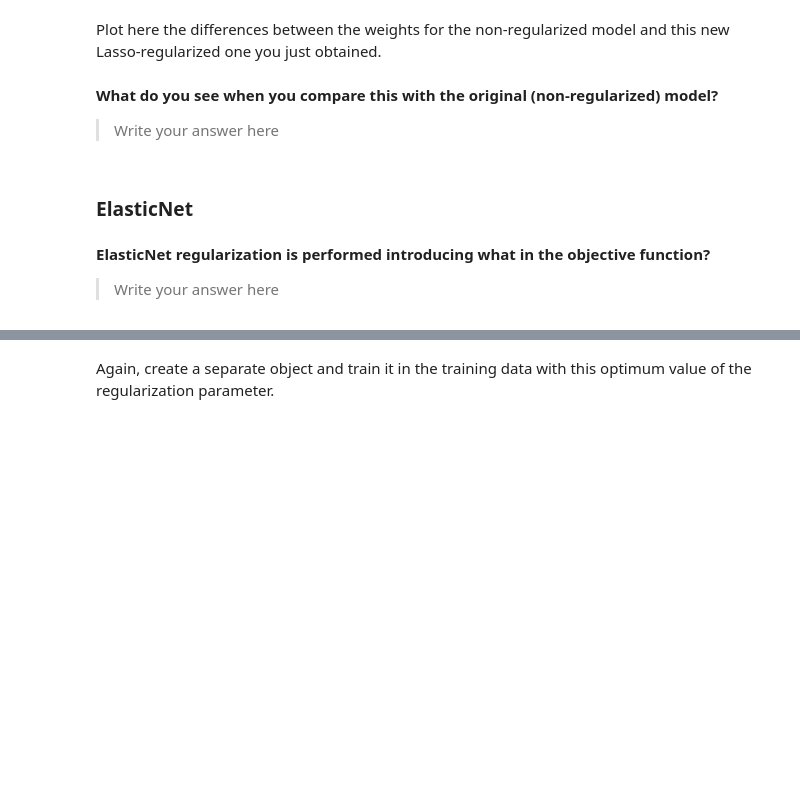
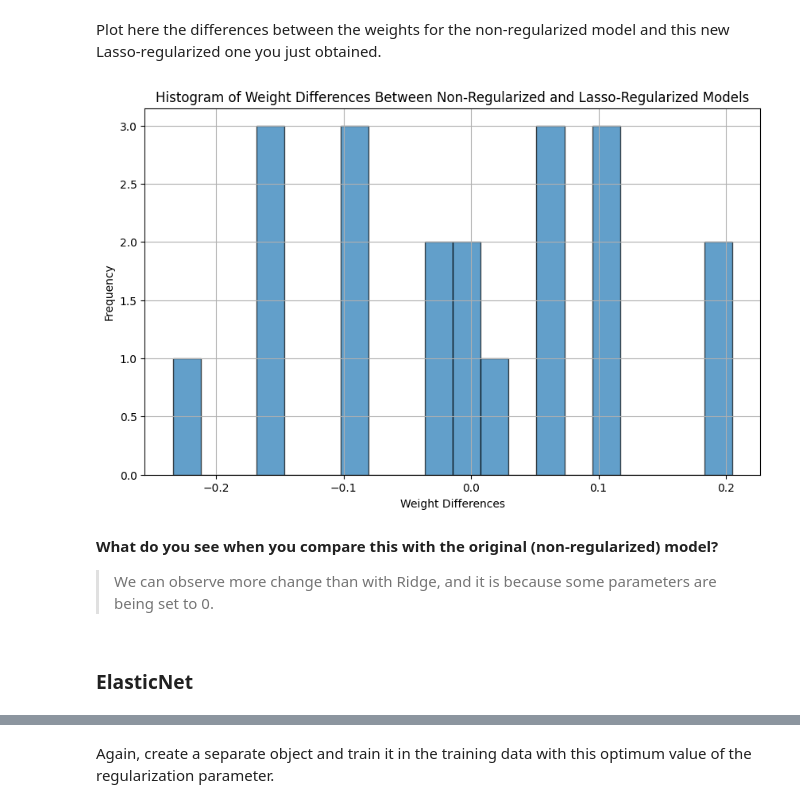
Before and after one commit to ICAI-IMAT-ML/p2-5-Jandres321, a Jupyter notebook: notebook/Lab2_5_LogisticRegression_and_regularization.ipynb, the cells around one changed output, grey strips where cells are left out. Saved outputs shown, nothing was run; the diff lists cells and outputs as text; code cells hidden in the pictures; blank space fills up the shorter version.

```diff
--- a/notebook/Lab2_5_LogisticRegression_and_regularization.ipynb
+++ b/notebook/Lab2_5_LogisticRegression_and_regularization.ipynb
@@ -466,10 +478,23 @@ Plot here the differences between the weights for the non-regularized model and
+# %%
+# Calculate the differences between the weights of the non-regularized and Lasso-regularized models
+non_regularized_weights = LogReg.weights
+lasso_regularized_weights = LogReg_optimum_C_Lasso.weights
+
+weight_differences = non_regularized_weights - lasso_regularized_weights
+
+# Plot the histogram of the differences
+plt.figure(figsize=(10, 6))
+plt.hist(weight_differences, bins=20, edgecolor='k', alpha=0.7)
+plt.xlabel('Weight Differences')
+plt.ylabel('Frequency')
+plt.title('Histogram of Weight Differences Between Non-Regularized and Lasso-Regularized Models')
+plt.grid(True)
+plt.show()
+# %% [output]
+[figure, added]
 # %% [markdown]
 **What do you see when you compare this with the original (non-regularized) model?**
 
-> Write your answer here
+> We can observe more change than with Ridge, and it is because some parameters are being set to 0.
 # %% [markdown]
 ### ElasticNet
-# %% [markdown]
-**ElasticNet regularization is performed introducing what in the objective function?**
-
-> Write your answer here
```
Also changed, not shown: parts of 26 cells of this notebook.
